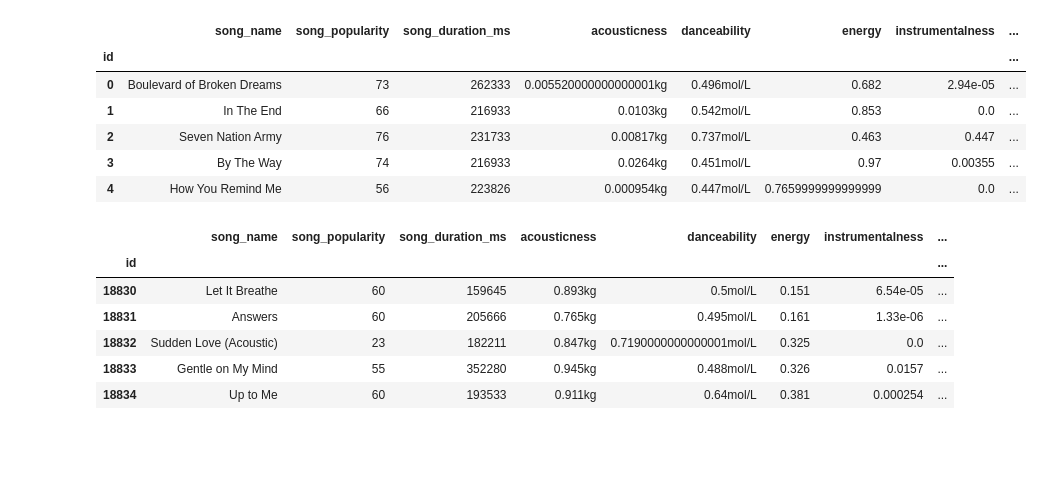
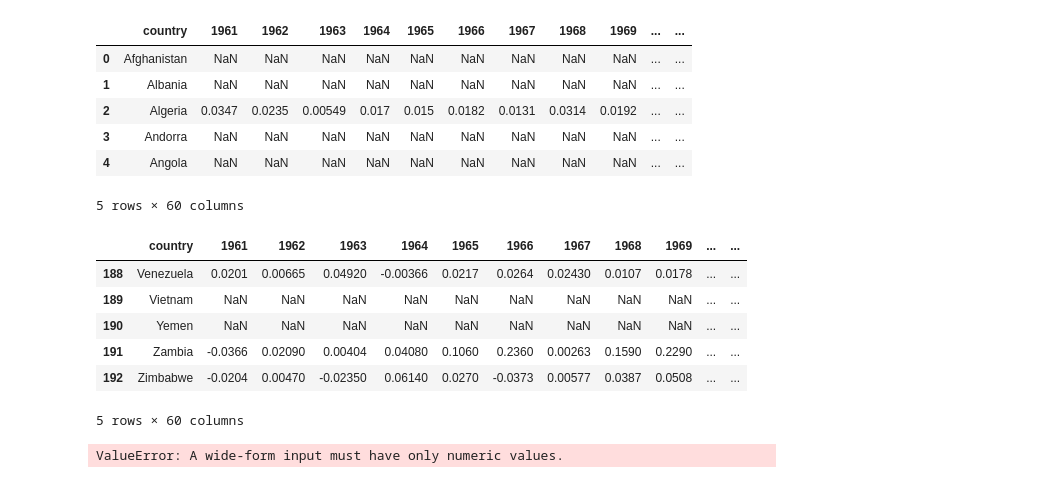
Before and after one commit to HarakaRisasi/python_code, a Jupyter notebook: introduction_to_machine_learning/data_visualization/02_line_charts.ipynb, the cells around one changed output. Cells and saved outputs as stored; diff of their text form; code cells hidden in the pictures; blank space fills up the shorter version.

```diff
--- a/introduction_to_machine_learning/data_visualization/02_line_charts.ipynb
+++ b/introduction_to_machine_learning/data_visualization/02_line_charts.ipynb
@@ -4,14 +4,16 @@ import matplotlib.pyplot as plt
 import seaborn as sns
 # %%
 # path to the file to read
-spotify_filepath = "./data/spotify.csv"
+inflation_file_path = "./data/inflation_annual_percent.csv"
 
 # read the file into a variable spotify_data
-spotify_data = pd.read_csv(spotify_filepath)
+inflation = pd.read_csv(inflation_file_path)
 # %%
 # get the name of first column
-spotify_data.index.names = ['id']
+# inflation.index.names = ['id']
+
+inflation.set_index('country')
 
 # delete the column with name 'Unnamed: 0'
-spotify_data = spotify_data.drop(columns='Unnamed: 0')
-spotify_data.to_csv('./data/spotify_clear.csv')
+# inflation = inflation.drop(columns='Unnamed: 0')
+# inflation.to_csv('./data/spotify_clear.csv')
@@ -18,21 +35,25 @@ spotify_data.to_csv('./data/spotify_clear.csv')
 # %%
-spotify_data.head()
+inflation.head()
 # %% [output]
-|  | song_name | song_popularity | song_duration_ms | acousticness | danceability | energy | instrumentalness | ... |
-| id |  |  |  |  |  |  |  | ... |
-| 0 | Boulevard of Broken Dreams | 73 | 262333 | 0.005520000000000001kg | 0.496mol/L | 0.682 | 2.94e-05 | ... |
-| 1 | In The End | 66 | 216933 | 0.0103kg | 0.542mol/L | 0.853 | 0.0 | ... |
-| 2 | Seven Nation Army | 76 | 231733 | 0.00817kg | 0.737mol/L | 0.463 | 0.447 | ... |
-| 3 | By The Way | 74 | 216933 | 0.0264kg | 0.451mol/L | 0.97 | 0.00355 | ... |
-| 4 | How You Remind Me | 56 | 223826 | 0.000954kg | 0.447mol/L | 0.7659999999999999 | 0.0 | ... |
+|  | country | 1961 | 1962 | 1963 | 1964 | 1965 | 1966 | 1967 | 1968 | 1969 | ... | ... |
+| 0 | Afghanistan | NaN | NaN | NaN | NaN | NaN | NaN | NaN | NaN | NaN | ... | ... |
+| 1 | Albania | NaN | NaN | NaN | NaN | NaN | NaN | NaN | NaN | NaN | ... | ... |
+| 2 | Algeria | 0.0347 | 0.0235 | 0.00549 | 0.017 | 0.015 | 0.0182 | 0.0131 | 0.0314 | 0.0192 | ... | ... |
+| 3 | Andorra | NaN | NaN | NaN | NaN | NaN | NaN | NaN | NaN | NaN | ... | ... |
+| 4 | Angola | NaN | NaN | NaN | NaN | NaN | NaN | NaN | NaN | NaN | ... | ... |
+5 rows × 60 columns
 # %%
 # print the last five rows of the data
-spotify_data.tail()
+inflation.tail()
 # %% [output]
-|  | song_name | song_popularity | song_duration_ms | acousticness | danceability | energy | instrumentalness | ... |
-| id |  |  |  |  |  |  |  | ... |
-| 18830 | Let It Breathe | 60 | 159645 | 0.893kg | 0.5mol/L | 0.151 | 6.54e-05 | ... |
-| 18831 | Answers | 60 | 205666 | 0.765kg | 0.495mol/L | 0.161 | 1.33e-06 | ... |
-| 18832 | Sudden Love (Acoustic) | 23 | 182211 | 0.847kg | 0.7190000000000001mol/L | 0.325 | 0.0 | ... |
-| 18833 | Gentle on My Mind | 55 | 352280 | 0.945kg | 0.488mol/L | 0.326 | 0.0157 | ... |
-| 18834 | Up to Me | 60 | 193533 | 0.911kg | 0.64mol/L | 0.381 | 0.000254 | ... |
+|  | country | 1961 | 1962 | 1963 | 1964 | 1965 | 1966 | 1967 | 1968 | 1969 | ... | ... |
+| 188 | Venezuela | 0.0201 | 0.00665 | 0.04920 | -0.00366 | 0.0217 | 0.0264 | 0.02430 | 0.0107 | 0.0178 | ... | ... |
+| 189 | Vietnam | NaN | NaN | NaN | NaN | NaN | NaN | NaN | NaN | NaN | ... | ... |
+| 190 | Yemen | NaN | NaN | NaN | NaN | NaN | NaN | NaN | NaN | NaN | ... | ... |
+| 191 | Zambia | -0.0366 | 0.02090 | 0.00404 | 0.04080 | 0.1060 | 0.2360 | 0.00263 | 0.1590 | 0.2290 | ... | ... |
+| 192 | Zimbabwe | -0.0204 | 0.00470 | -0.02350 | 0.06140 | 0.0270 | -0.0373 | 0.00577 | 0.0387 | 0.0508 | ... | ... |
+5 rows × 60 columns
+# %%
+sns.lineplot(data=inflation)
+# %% [output]
+ValueError: A wide-form input must have only numeric values.
```
Also changed, not shown: parts of 1 cell of this notebook.
